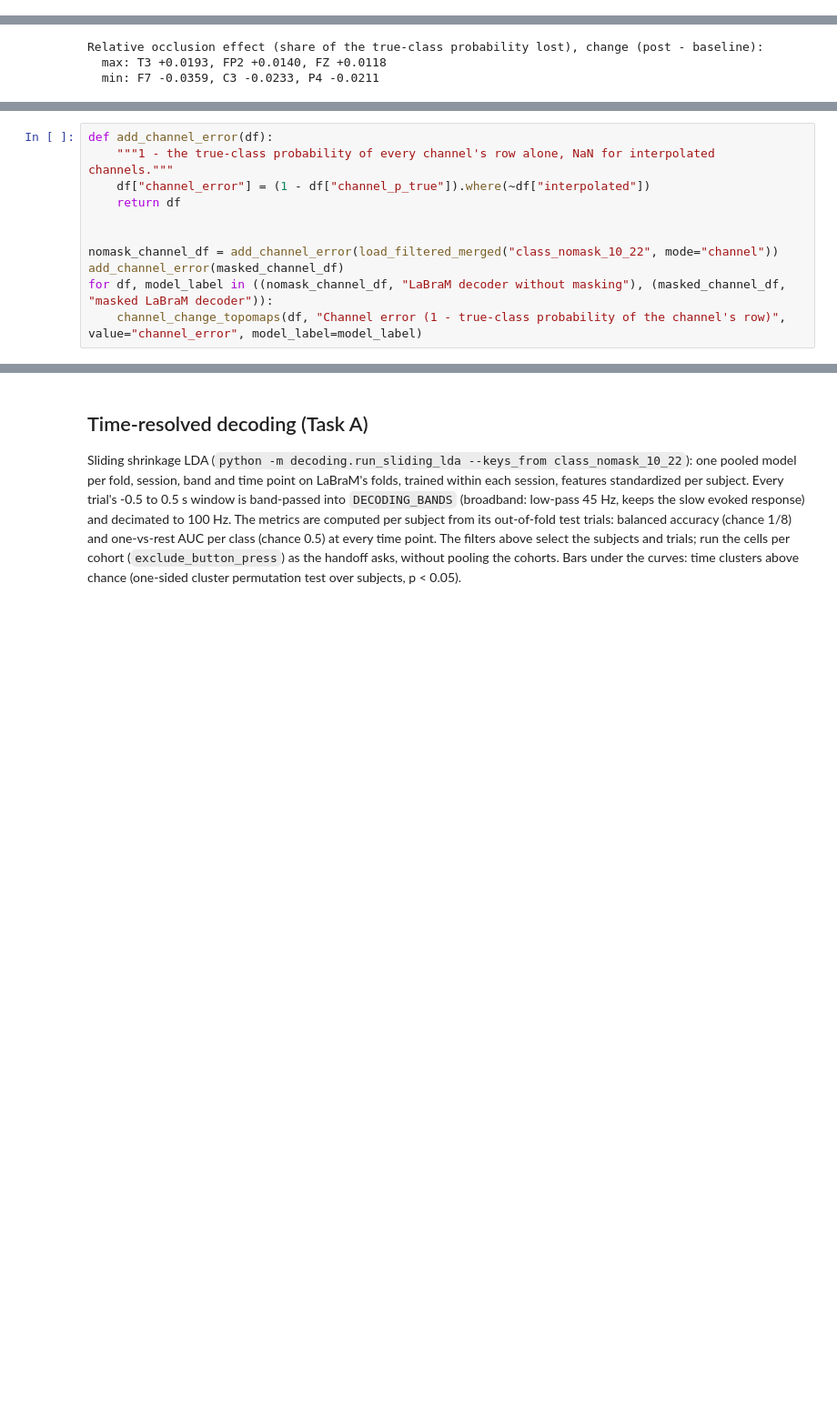
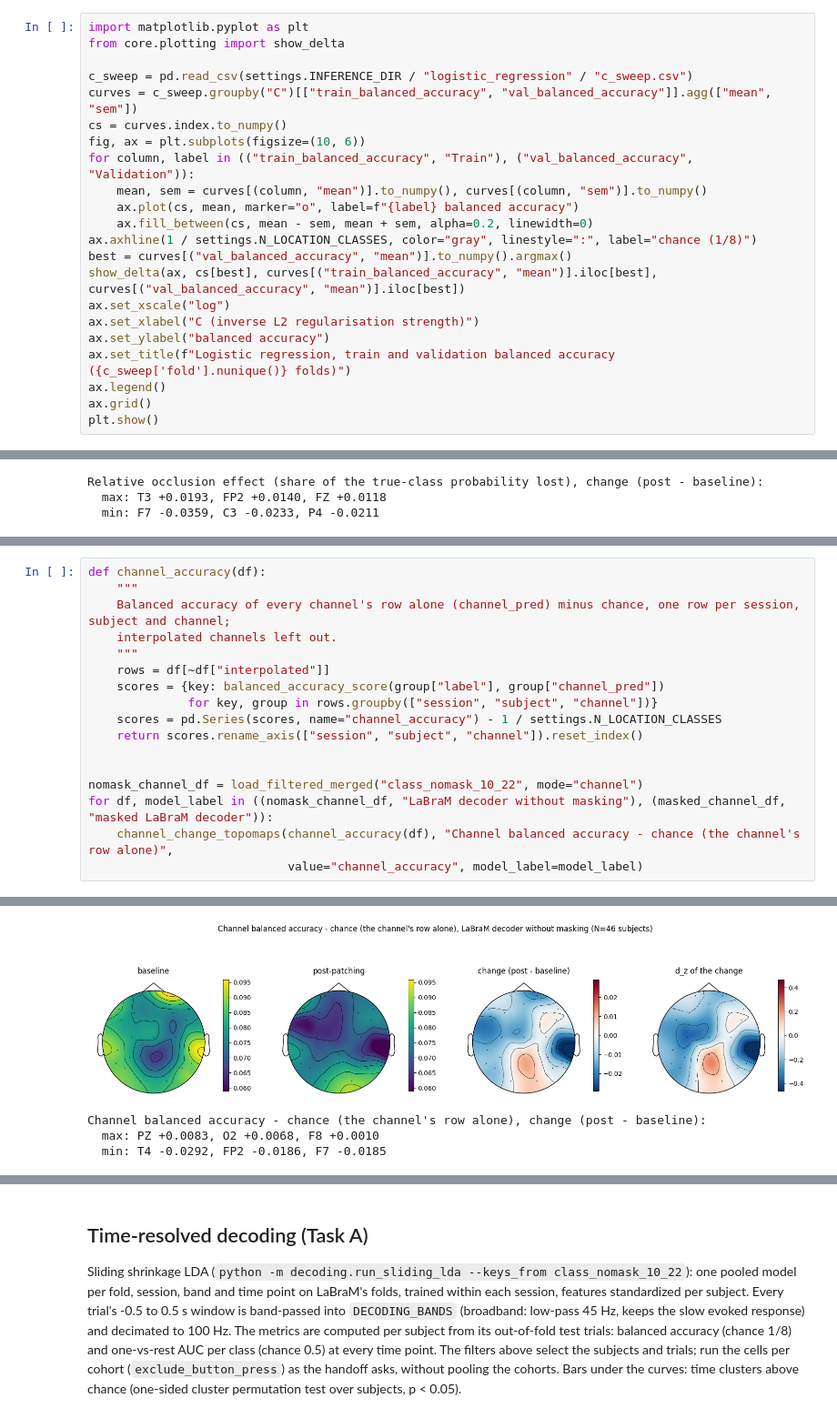
Before and after one commit to gaborab/plasticity_foundation, a Jupyter notebook: notebooks/LDA.ipynb, the cells around one changed output, grey strips where cells are left out. Shown at 91% size. Drawn from its saved outputs; the diff is of its cells as text; blank space fills up the shorter version.

Commit message:
added within session split for occlusion

```diff
--- a/notebooks/LDA.ipynb
+++ b/notebooks/LDA.ipynb
@@ -91,3 +100,25 @@ if run_model_train:
+# %%
+import matplotlib.pyplot as plt
+from core.plotting import show_delta
+
+c_sweep = pd.read_csv(settings.INFERENCE_DIR / "logistic_regression" / "c_sweep.csv")
+curves = c_sweep.groupby("C")[["train_balanced_accuracy", "val_balanced_accuracy"]].agg(["mean", "sem"])
+cs = curves.index.to_numpy()
+fig, ax = plt.subplots(figsize=(10, 6))
+for column, label in (("train_balanced_accuracy", "Train"), ("val_balanced_accuracy", "Validation")):
+    mean, sem = curves[(column, "mean")].to_numpy(), curves[(column, "sem")].to_numpy()
+    ax.plot(cs, mean, marker="o", label=f"{label} balanced accuracy")
+    ax.fill_between(cs, mean - sem, mean + sem, alpha=0.2, linewidth=0)
+ax.axhline(1 / settings.N_LOCATION_CLASSES, color="gray", linestyle=":", label="chance (1/8)")
+best = curves[("val_balanced_accuracy", "mean")].to_numpy().argmax()
+show_delta(ax, cs[best], curves[("train_balanced_accuracy", "mean")].iloc[best], curves[("val_balanced_accuracy", "mean")].iloc[best])
+ax.set_xscale("log")
+ax.set_xlabel("C (inverse L2 regularisation strength)")
+ax.set_ylabel("balanced accuracy")
+ax.set_title(f"Logistic regression, train and validation balanced accuracy ({c_sweep['fold'].nunique()} folds)")
+ax.legend()
+ax.grid()
+plt.show()
 # %%
 from core import utils
 
@@ -277,11 +320,18 @@ Shown for the masked and the regular LaBraM decoder.
 # %%
-def add_channel_error(df):
-    """1 - the true-class probability of every channel's row alone, NaN for interpolated channels."""
-    df["channel_error"] = (1 - df["channel_p_true"]).where(~df["interpolated"])
-    return df
+def channel_accuracy(df):
+    """
+    Balanced accuracy of every channel's row alone (channel_pred) minus chance, one row per session, subject and channel;
+    interpolated channels left out.
+    """
+    rows = df[~df["interpolated"]]
+    scores = {key: balanced_accuracy_score(group["label"], group["channel_pred"])
+              for key, group in rows.groupby(["session", "subject", "channel"])}
+    scores = pd.Series(scores, name="channel_accuracy") - 1 / settings.N_LOCATION_CLASSES
+    return scores.rename_axis(["session", "subject", "channel"]).reset_index()
 
 
-nomask_channel_df = add_channel_error(load_filtered_merged("class_nomask_10_22", mode="channel"))
-add_channel_error(masked_channel_df)
+nomask_channel_df = load_filtered_merged("class_nomask_10_22", mode="channel")
 for df, model_label in ((nomask_channel_df, "LaBraM decoder without masking"), (masked_channel_df, "masked LaBraM decoder")):
-    channel_change_topomaps(df, "Channel error (1 - true-class probability of the channel's row)", value="channel_error", model_label=model_label)
+    channel_change_topomaps(channel_accuracy(df), "Channel balanced accuracy - chance (the channel's row alone)",
+                            value="channel_accuracy", model_label=model_label)
+# %% [output]
@@ -287,0 +355,4 @@ for df, model_label in ((nomask_channel_df, "LaBraM decoder without masking"), (
+[figure, added]
+Channel balanced accuracy - chance (the channel's row alone), change (post - baseline):
+  max: PZ +0.0083, O2 +0.0068, F8 +0.0010
+  min: T4 -0.0292, FP2 -0.0186, F7 -0.0185
```
Also changed, not shown: parts of 14 cells of this notebook, 3 other files.
